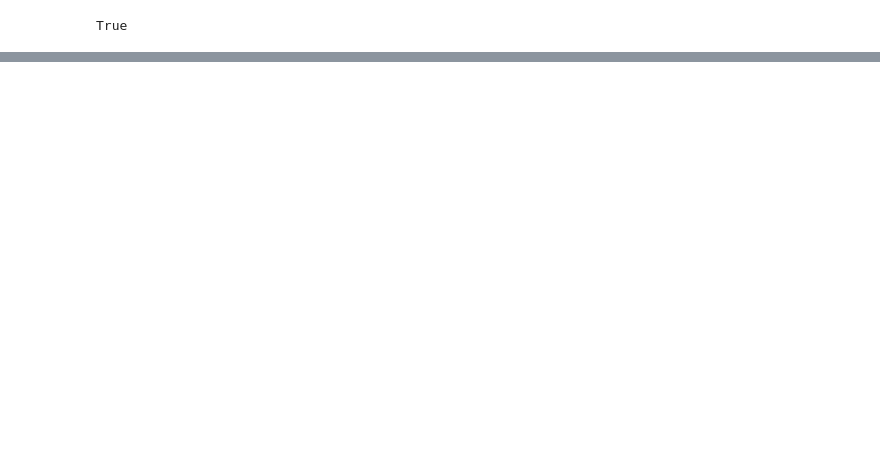
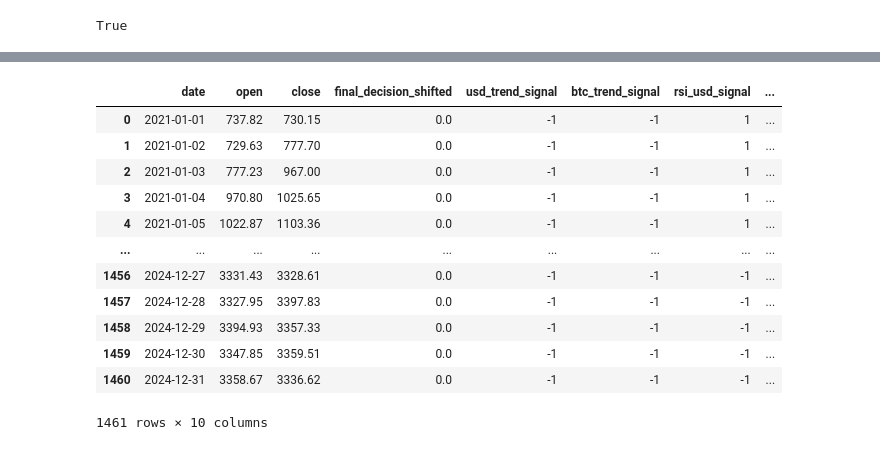
Before and after one commit to GabriellaAM/missioncontrolproject, a Jupyter notebook: soros_test_ii.ipynb, the cells around one changed output, grey strips where cells are left out. Saved outputs shown, nothing was run; the diff lists cells and outputs as text; code cells hidden in the pictures; blank space fills up the shorter version.

```diff
--- a/soros_test_ii.ipynb
+++ b/soros_test_ii.ipynb
@@ -238 +321,19 @@ AttributeError: 'list' object has no attribute 'get'
+# %%
+data = backtest_results.get('signals').get('ethereum')
+#data['date'] = pd.to_datetime(data['date'])
+data
+# %% [output]
+|  | date | open | close | final_decision_shifted | usd_trend_signal | btc_trend_signal | rsi_usd_signal | ... |
+| 0 | 2021-01-01 | 737.82 | 730.15 | 0.0 | -1 | -1 | 1 | ... |
+| 1 | 2021-01-02 | 729.63 | 777.70 | 0.0 | -1 | -1 | 1 | ... |
+| 2 | 2021-01-03 | 777.23 | 967.00 | 0.0 | -1 | -1 | 1 | ... |
+| 3 | 2021-01-04 | 970.80 | 1025.65 | 0.0 | -1 | -1 | 1 | ... |
+| 4 | 2021-01-05 | 1022.87 | 1103.36 | 0.0 | -1 | -1 | 1 | ... |
+| ... | ... | ... | ... | ... | ... | ... | ... | ... |
+| 1456 | 2024-12-27 | 3331.43 | 3328.61 | 0.0 | -1 | -1 | -1 | ... |
+| 1457 | 2024-12-28 | 3327.95 | 3397.83 | 0.0 | -1 | -1 | -1 | ... |
+| 1458 | 2024-12-29 | 3394.93 | 3357.33 | 0.0 | -1 | -1 | -1 | ... |
+| 1459 | 2024-12-30 | 3347.85 | 3359.51 | 0.0 | -1 | -1 | -1 | ... |
+| 1460 | 2024-12-31 | 3358.67 | 3336.62 | 0.0 | -1 | -1 | -1 | ... |
+1461 rows × 10 columns
 # %%
```
Also changed, not shown: parts of 17 cells of this notebook, 19 other files.
